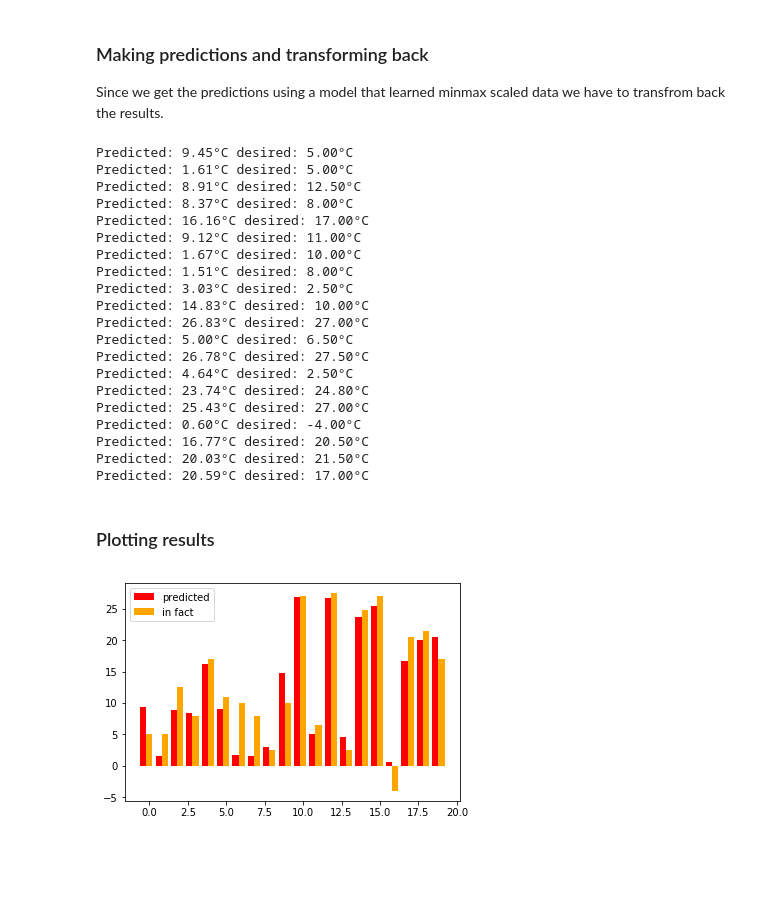
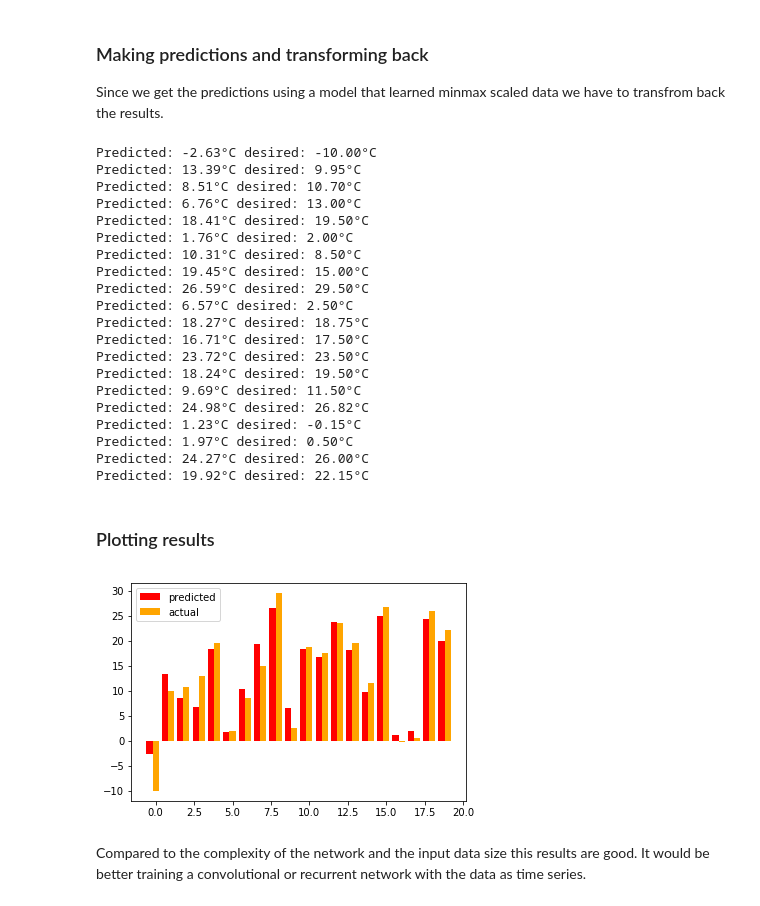
Before and after one commit to revygabor/HF3, a Jupyter notebook: training_and_testing_model.ipynb, the cells around one changed output. Cells and saved outputs as stored; diff of their text form; code cells hidden in the pictures; blank space fills up the shorter version.

```diff
--- a/training_and_testing_model.ipynb
+++ b/training_and_testing_model.ipynb
@@ -47,7 +47,7 @@ You can find the whole algorithm in the weather_predictor.py module in the prepr
 # %%
 n_days = 1 # we want to train a model to predict for 1 day
 #(you can change it if you want to train a model to predict for more days)
-(x_train, y_train), (x_test, y_test), ssc, mmsc = preprocess_data_for_n_days_ahead(n_days, 0.9) # preprocesing
+(x_train, y_train), (x_valid, y_valid), (x_test, y_test), ssc, mmsc = preprocess_data_for_n_days_ahead(n_days, 0.8, 0.1) # preprocesing
 # %% [markdown]
 ### Creating and training the model
 In the next step we create a model with [256, 128, 64, 31, 1] neurons. I'm using LeakyReLU activation in the hidden layers and linear activation in the last layer.
@@ -56,5 +56,5 @@ You can find this code in the weather_predictor.py module in the create_and_trai
 # %%
 input_shape=x_train[0].shape[0] # shape of input data
 model_name = 'model_{}_days'.format(n_days)
-model = create_and_train_model(input_shape=input_shape, x=x_train, y=y_train, model_name=model_name) # we create a model and train it
+model = create_and_train_model(input_shape=input_shape, x_train=x_train, y_train=y_train, x_valid=x_valid, y_valid=y_valid,  model_name=model_name) # we create a model and train it
 # %% [output]
@@ -86,33 +86,35 @@ y_test = mmsc.inverse_transform(y_test.reshape(-1, 1)).reshape(-1) # transform b
 for pred, y in zip(predictions[:n_data_to_show], y_test[:n_data_to_show]): # print
     print('Predicted: {0:.2f}°C desired: {1:.2f}°C'.format(pred, y))
 # %% [output]
-Predicted: 9.45°C desired: 5.00°C
-Predicted: 1.61°C desired: 5.00°C
-Predicted: 8.91°C desired: 12.50°C
-Predicted: 8.37°C desired: 8.00°C
-Predicted: 16.16°C desired: 17.00°C
-Predicted: 9.12°C desired: 11.00°C
-Predicted: 1.67°C desired: 10.00°C
-Predicted: 1.51°C desired: 8.00°C
-Predicted: 3.03°C desired: 2.50°C
-Predicted: 14.83°C desired: 10.00°C
-Predicted: 26.83°C desired: 27.00°C
-Predicted: 5.00°C desired: 6.50°C
-Predicted: 26.78°C desired: 27.50°C
-Predicted: 4.64°C desired: 2.50°C
-Predicted: 23.74°C desired: 24.80°C
-Predicted: 25.43°C desired: 27.00°C
-Predicted: 0.60°C desired: -4.00°C
-Predicted: 16.77°C desired: 20.50°C
-Predicted: 20.03°C desired: 21.50°C
-Predicted: 20.59°C desired: 17.00°C
+Predicted: -2.63°C desired: -10.00°C
+Predicted: 13.39°C desired: 9.95°C
+Predicted: 8.51°C desired: 10.70°C
+Predicted: 6.76°C desired: 13.00°C
+Predicted: 18.41°C desired: 19.50°C
+Predicted: 1.76°C desired: 2.00°C
+Predicted: 10.31°C desired: 8.50°C
+Predicted: 19.45°C desired: 15.00°C
+Predicted: 26.59°C desired: 29.50°C
+Predicted: 6.57°C desired: 2.50°C
+Predicted: 18.27°C desired: 18.75°C
+Predicted: 16.71°C desired: 17.50°C
+Predicted: 23.72°C desired: 23.50°C
+Predicted: 18.24°C desired: 19.50°C
+Predicted: 9.69°C desired: 11.50°C
+Predicted: 24.98°C desired: 26.82°C
+Predicted: 1.23°C desired: -0.15°C
+Predicted: 1.97°C desired: 0.50°C
+Predicted: 24.27°C desired: 26.00°C
+Predicted: 19.92°C desired: 22.15°C
 # %% [markdown]
 ### Plotting results
 # %%
 ax = plt.subplot(111)
 w = 0.4
 _ = ax.bar(np.arange(n_data_to_show)-w, predictions[:n_data_to_show],width=w,color='red',align='center')
 _ = ax.bar(np.arange(n_data_to_show), y_test[:n_data_to_show],width=w,color='orange',align='center')
-_ = ax.legend(['predicted', 'in fact'])
+_ = ax.legend(['predicted', 'actual'])
 # %% [output]
-[figure, old version]
+[figure, new version]
+# %% [markdown]
+Compared to the complexity of the network and the input data size this results are good. It would be better training a convolutional or recurrent network with the data as time series.
```
Also changed, not shown: parts of 1 cell of this notebook, 9 other files.
